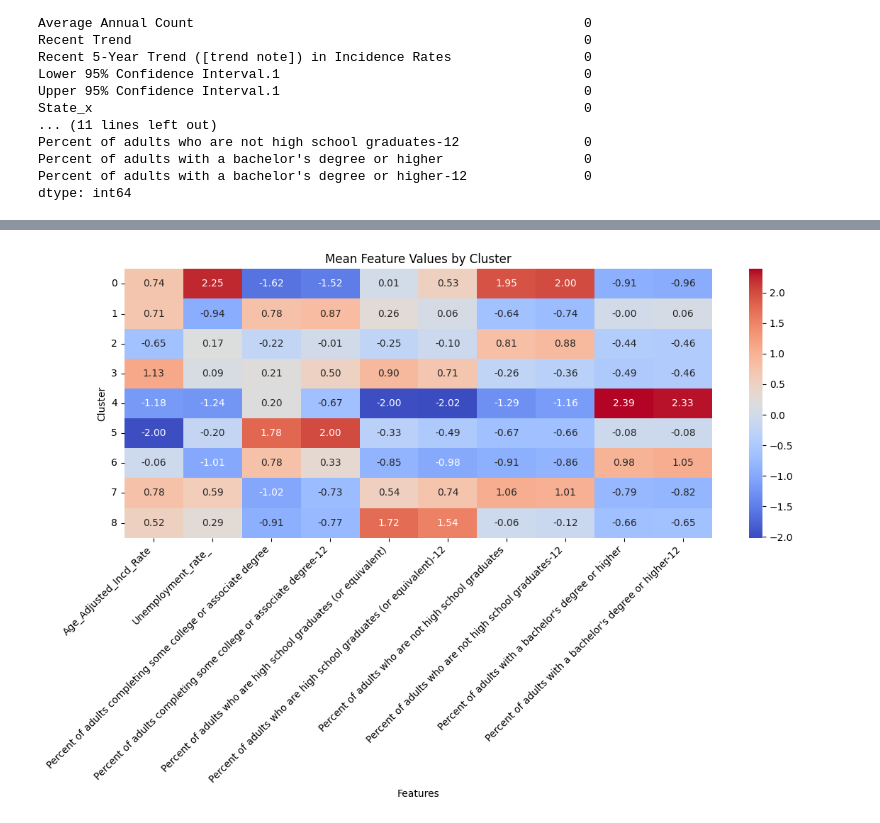
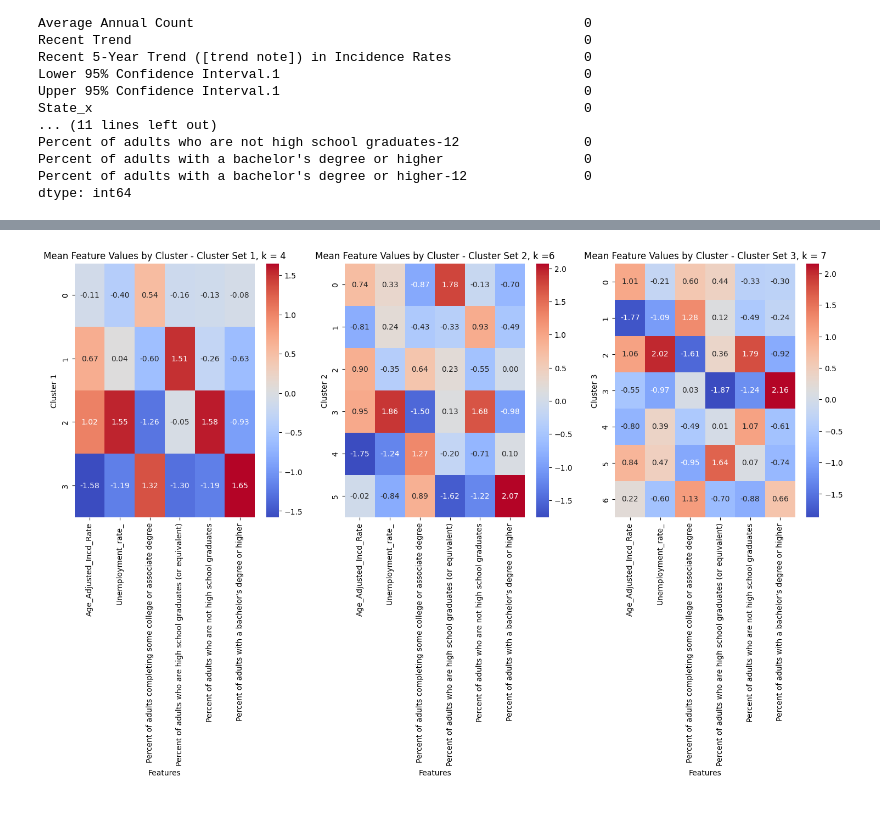
Before and after one commit to dylanhudson/CSCI5612-ML, a Jupyter notebook: data/incidence_analysis.ipynb, the cells around one changed output, grey strips where cells are left out. Drawn from its saved outputs; the diff is of its cells as text; code cells hidden in the pictures.

Commit message:
drafting clustering and PCA pages

```diff
--- a/data/incidence_analysis.ipynb
+++ b/data/incidence_analysis.ipynb
@@ -127,4 +123 @@ joined['Recent 5-Year Trend ([trend note]) in Incidence Rates'] = pd.to_numeric(
-# %%
-#lets also rename that Recent 5-Year Trend column to something shorter
-joined = joined.rename(columns={'Recent 5-Year Trend ([trend note]) in Incidence Rates': 'Recent_5yr_Trend'})
 # %%
@@ -170,0 +145,3 @@ joined = joined.drop('Average Annual Count', axis=1)
+# %%
+#standardize the data (incidence per 100k and percentages are pretty different scales)
+scaled_data = StandardScaler().fit_transform(joined)
@@ -253,7 +224,15 @@ plt.show()
 # %%
 #what do the clusters look like in terms of feature profiles?
 #i.e. what are the mean feature values of each cluster?
-#only the numeric columns- we can ignore the FIPS and Cluster columns
-clust_means = joined.groupby('Cluster').mean(numeric_only=True)
-print(clust_means)
+#only the numeric columns- we can ignore the FIPS columns, and we don't need the means for the cluster labels, so we can ignore those too
+clust_means_1 = joined.groupby('Cluster 1').mean(numeric_only=True)
+clust_means_1 = clust_means_1.drop(columns=['Cluster', 'Cluster 2', 'Cluster 3'])
+print(clust_means_1)
+clust_means_2 = joined.groupby('Cluster 2').mean(numeric_only=True)
+clust_means_2 = clust_means_2.drop(columns=['Cluster', 'Cluster 1', 'Cluster 3'])
+print(clust_means_2)
+
+clust_means_3 = joined.groupby('Cluster 3').mean(numeric_only=True)
+clust_means_3 = clust_means_3.drop(columns=['Cluster', 'Cluster 1', 'Cluster 2'])
+print(clust_means_3)
 # %% [output]
@@ -277,18 +256,35 @@ Cluster
 # %%
+
 #scale clusters means for better visualization
-clust_means_scaled = StandardScaler().fit_transform(clust_means)
-clust_means_scaled_df = pd.DataFrame(clust_means_scaled, index=clust_means.index, columns=clust_means.columns)
+clust_means_scaled_1 = StandardScaler().fit_transform(clust_means_1)
+clust_means_scaled_1_df = pd.DataFrame(clust_means_scaled_1, index=clust_means_1.index, columns=clust_means_1.columns)
+clust_means_scaled_2 = StandardScaler().fit_transform(clust_means_2)
+clust_means_scaled_2_df = pd.DataFrame(clust_means_scaled_2, index=clust_means_2.index, columns=clust_means_2.columns)
+clust_means_scaled_3 = StandardScaler().fit_transform(clust_means_3)
+clust_means_scaled_3_df = pd.DataFrame(clust_means_scaled_3, index=clust_means_3.index, columns=clust_means_3.columns)
 
-#visualize the cluster profiles with a heatmap
-import seaborn as sns
-plt.figure(figsize=(12, 8))
-sns.heatmap(clust_means_scaled_df, annot=True, cmap='coolwarm', fmt=".2f")
-plt.title('Mean Feature Values by Cluster')
-plt.xlabel('Features')
-plt.ylabel('Cluster')
-plt.xticks(rotation=45, ha='right')
-plt.yticks(rotation=0)
-plt.tight_layout()
+#drop the index column for the heatmaps, since we don't need the cluster labels on the y-axis
+clust_means_scaled_1_df = clust_means_scaled_1_df.drop(columns=['level_0', 'index'])
+clust_means_scaled_2_df = clust_means_scaled_2_df.drop(columns=['level_0', 'index'])
+clust_means_scaled_3_df = clust_means_scaled_3_df.drop(columns=['level_0', 'index'])
+
+#visualize the cluster profiles with a heatmap and subplots.
+fig, axes = plt.subplots(1, 3, figsize=(18, 6))
+sns.heatmap(clust_means_scaled_1_df, annot=True, cmap='coolwarm', fmt=".2f", ax=axes[0])
+axes[0].set_title('Mean Feature Values by Cluster - Cluster Set 1, k = 4')
+axes[0].set_xlabel('Features')
+axes[0].set_ylabel('Cluster 1')
+axes[0].tick_params(axis='x', rotation=90)
+sns.heatmap(clust_means_scaled_2_df, annot=True, cmap='coolwarm', fmt=".2f", ax=axes[1])
+axes[1].set_title('Mean Feature Values by Cluster - Cluster Set 2, k =6')
+axes[1].set_xlabel('Features')
+axes[1].set_ylabel('Cluster 2')
+axes[1].tick_params(axis='x', rotation=90)
+sns.heatmap(clust_means_scaled_3_df, annot=True, cmap='coolwarm', fmt=".2f", ax=axes[2])
+axes[2].set_title('Mean Feature Values by Cluster - Cluster Set 3, k = 7')
+axes[2].set_xlabel('Features')
+axes[2].set_ylabel('Cluster 3')
+axes[2].tick_params(axis='x', rotation=90)
 plt.show()
 # %% [output]
-[figure, old version]
+[figure, new version]
```
Also changed, not shown: parts of 14 cells of this notebook, 9 other files.
